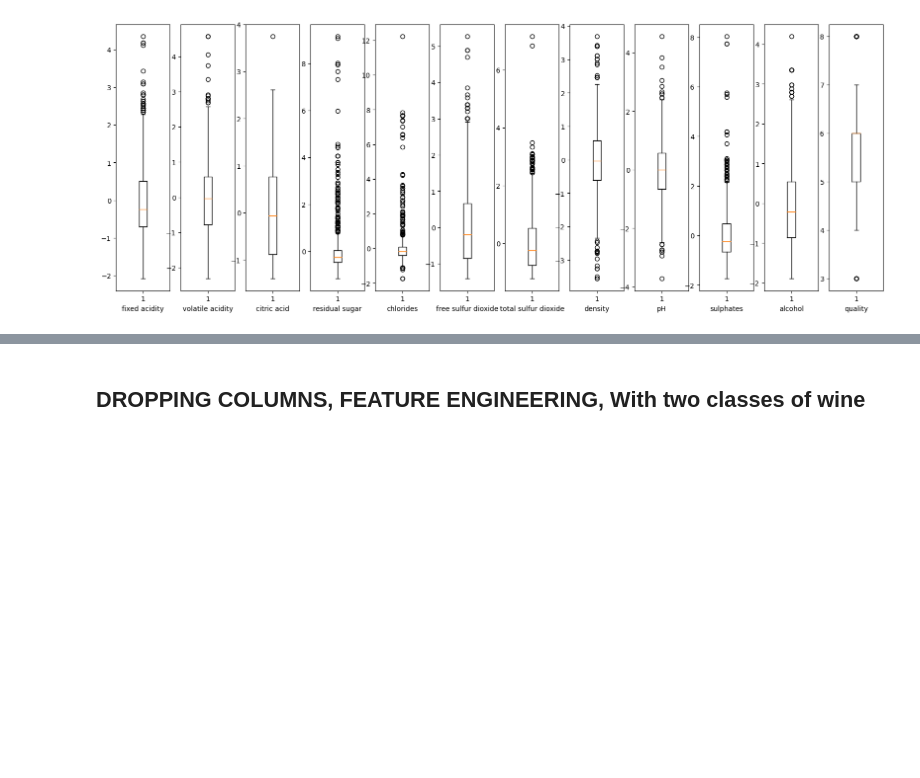
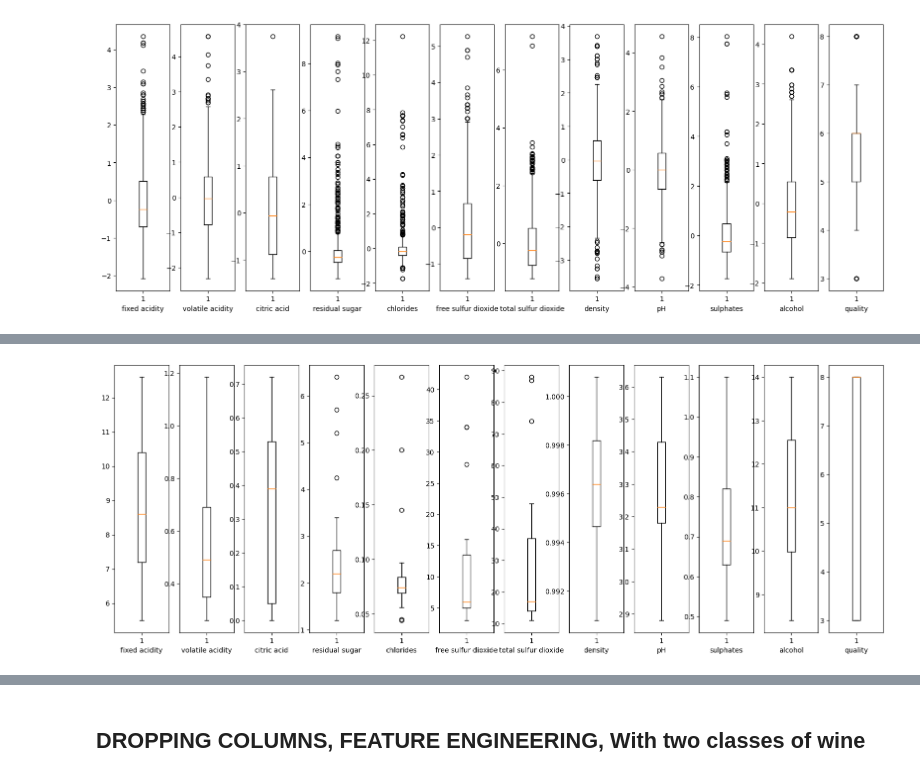
Before and after one commit to Ok3ks/Tabular_data, a Jupyter notebook: Red_wine_assess .ipynb, the cells around one changed output, grey strips where cells are left out. Drawn from its saved outputs; the diff is of its cells as text; code cells hidden in the pictures; blank space fills up the shorter version.

```diff
--- a/Red_wine_assess .ipynb
+++ b/Red_wine_assess .ipynb
@@ -195,0 +233,20 @@ for i,item in enumerate(columns):
+# %%
+def outlier(df, target:str):
+    """Computes outliers using > Q3 + 1.5iqr and < Q1 - 1.5iqr . Returns mask of true outliers,"""
+    assert len(df) is not None, 'DataFrame is empty'
+    assert target in list(df.columns), 'Target should be in passed dataframe'
+
+    rng= np.quantile(df[target], 0.75) -  np.quantile(df[target], 0.25)
+    upper_limit = 1.5*rng + np.quantile(df[target], 0.75)
+    lower_limit = np.quantile(df[target], 0.25) - 1.5*rng
+    print(lower_limit, upper_limit)
+
+    mask = df[target].isin(np.arange(lower_limit, upper_limit, 0.5))
+    return ~mask
+
+#Using statisitics of reviews on quality to determine outliers. Seems outliers are extremely bad wines or very good wines
+#Is this a good metric to select outlier?
+
+mask = outlier(train_red_wine_df, 'quality')
+outlier_df = train_red_wine_df[mask]
+outlier_df
@@ -195,0 +272,9 @@ for i,item in enumerate(columns):
+# %%
+fig,ax_1 = plt.subplots(1,len(columns), figsize = (20,7))
+#ax_1.title("Boxplots of outliers")
+
+for i,item in enumerate(columns):
+    ax_1[i].boxplot(outlier_df[item].astype(float))
+    ax_1[i].set_xlabel(item)
+# %% [output]
+[figure, added]
```
Also changed, not shown: parts of 52 cells of this notebook, 13 other files.
